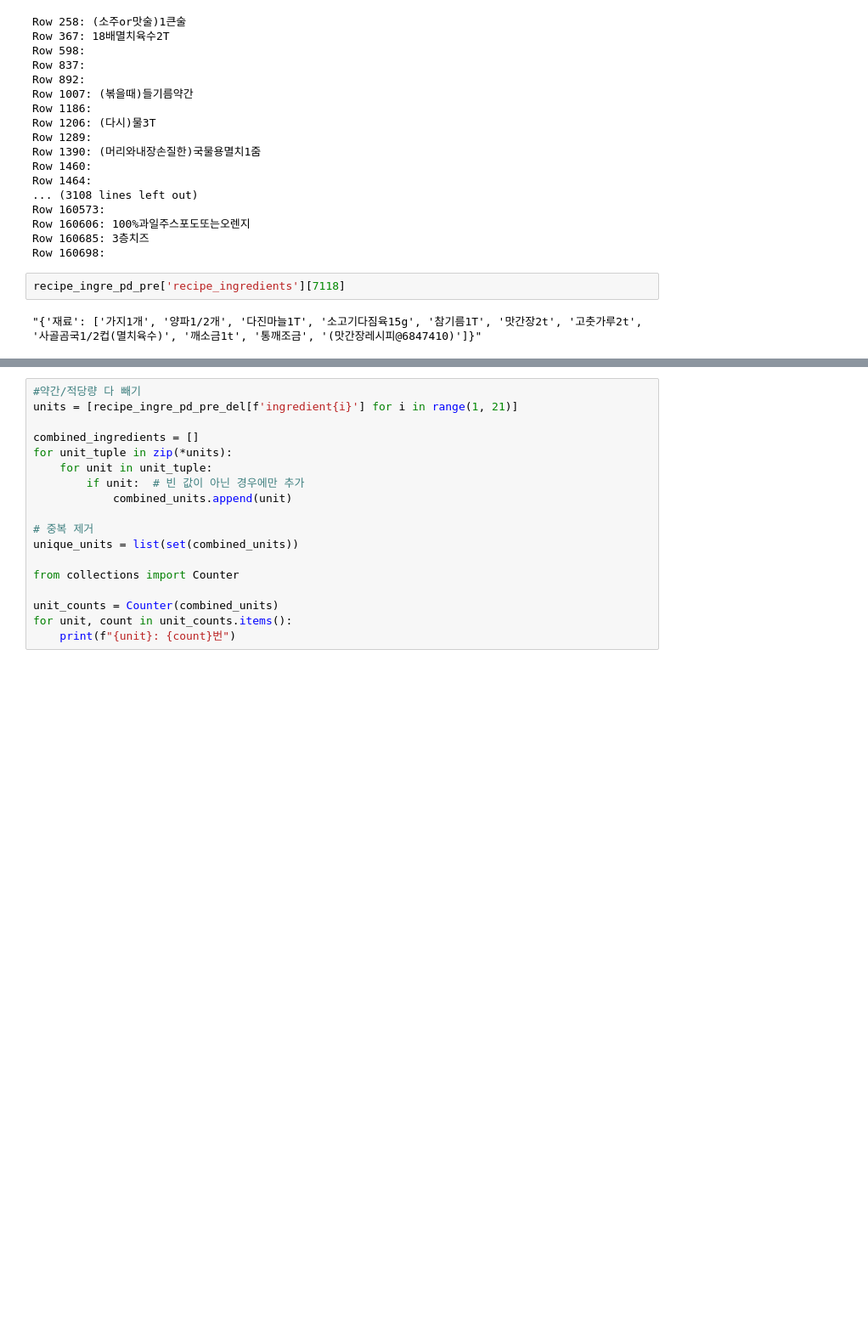
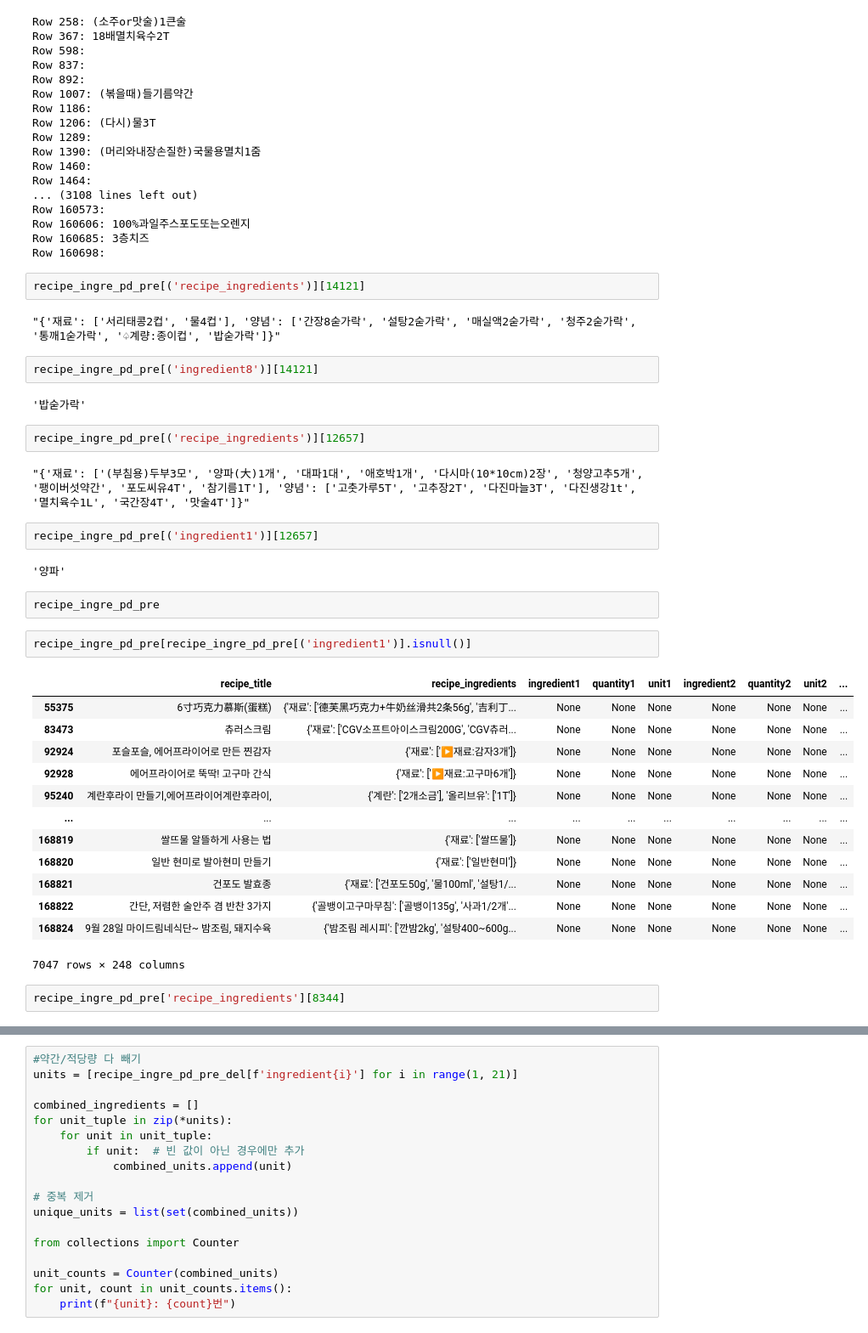
Before and after one commit to kwonhwijun/recipe, a Jupyter notebook: models/embed_009.ipynb, the cells around one changed output, grey strips where cells are left out. Shown at 85% size. Saved outputs shown, nothing was run; the diff lists cells and outputs as text; blank space fills up the shorter version.

```diff
--- a/models/embed_009.ipynb
+++ b/models/embed_009.ipynb
@@ -224,6 +132,38 @@ Row 160606: 100%과일주스포도또는오렌지
 Row 160685: 3층치즈
 Row 160698:
 # %%
-recipe_ingre_pd_pre['recipe_ingredients'][7118]
+recipe_ingre_pd_pre[('recipe_ingredients')][14121]
 # %% [output]
-"{'재료': ['가지1개', '양파1/2개', '다진마늘1T', '소고기다짐육15g', '참기름1T', '맛간장2t', '고춧가루2t', '사골곰국1/2컵(멸치육수)', '깨소금1t', '통깨조금', '(맛간장레시피@6847410)']}"
+"{'재료': ['서리태콩2컵', '물4컵'], '양념': ['간장8숟가락', '설탕2숟가락', '매실액2숟가락', '청주2숟가락', '통깨1숟가락', '♤계량:종이컵', '밥숟가락']}"
+# %%
+recipe_ingre_pd_pre[('ingredient8')][14121]
+# %% [output]
+'밥숟가락'
+# %%
+recipe_ingre_pd_pre[('recipe_ingredients')][12657]
+# %% [output]
+"{'재료': ['(부침용)두부3모', '양파(大)1개', '대파1대', '애호박1개', '다시마(10*10cm)2장', '청양고추5개', '팽이버섯약간', '포도씨유4T', '참기름1T'], '양념': ['고춧가루5T', '고추장2T', '다진마늘3T', '다진생강1t', '멸치육수1L', '국간장4T', '맛술4T']}"
+# %%
+recipe_ingre_pd_pre[('ingredient1')][12657]
+# %% [output]
+'양파'
+# %%
+recipe_ingre_pd_pre
+# %%
+recipe_ingre_pd_pre[recipe_ingre_pd_pre[('ingredient1')].isnull()]
+# %% [output]
+|  | recipe_title | recipe_ingredients | ingredient1 | quantity1 | unit1 | ingredient2 | quantity2 | unit2 | ... |
+| 55375 | 6寸巧克力慕斯(蛋糕) | {'재료': ['德芙黑巧克力+牛奶丝滑共2条56g', '吉利丁... | None | None | None | None | None | None | ... |
+| 83473 | 츄러스크림 | {'재료': ['CGV소프트아이스크림200G', 'CGV츄러... | None | None | None | None | None | None | ... |
+| 92924 | 포슬포슬, 에어프라이어로 만든 찐감자 | {'재료': ['▶재료:감자3개']} | None | None | None | None | None | None | ... |
+| 92928 | 에어프라이어로 뚝딱! 고구마 간식 | {'재료': ['▶재료:고구마6개']} | None | None | None | None | None | None | ... |
+| 95240 | 계란후라이 만들기,에어프라이어계란후라이, | {'계란': ['2개소금'], '올리브유': ['1T']} | None | None | None | None | None | None | ... |
+| ... | ... | ... | ... | ... | ... | ... | ... | ... | ... |
+| 168819 | 쌀뜨물 알뜰하게 사용는 법 | {'재료': ['쌀뜨물']} | None | None | None | None | None | None | ... |
+| 168820 | 일반 현미로 발아현미 만들기 | {'재료': ['일반현미']} | None | None | None | None | None | None | ... |
+| 168821 | 건포도 발효종 | {'재료': ['건포도50g', '물100ml', '설탕1/... | None | None | None | None | None | None | ... |
+| 168822 | 간단, 저렴한 술안주 겸 반찬 3가지 | {'골뱅이고구마무침': ['골뱅이135g', '사과1/2개'... | None | None | None | None | None | None | ... |
+| 168824 | 9월 28일 마이드림네식단~ 밤조림, 돼지수육 | {'밤조림 레시피': ['깐밤2kg', '설탕400~600g... | None | None | None | None | None | None | ... |
+7047 rows × 248 columns
+# %%
+recipe_ingre_pd_pre['recipe_ingredients'][8344]
```
Also changed, not shown: parts of 24 cells of this notebook.
